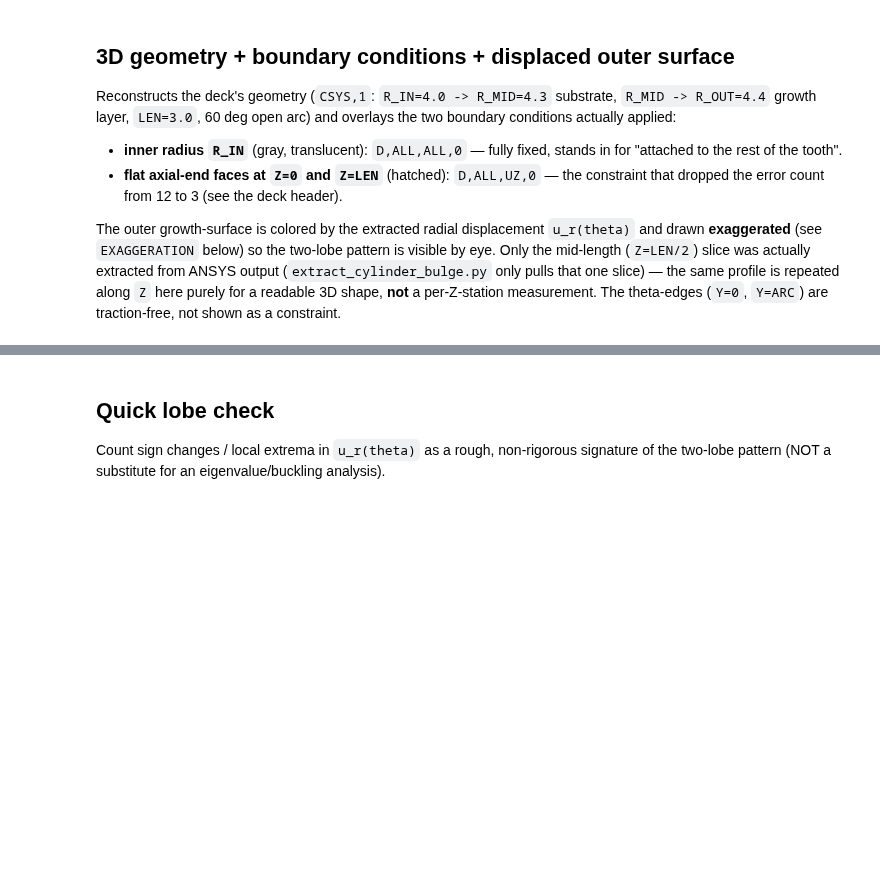
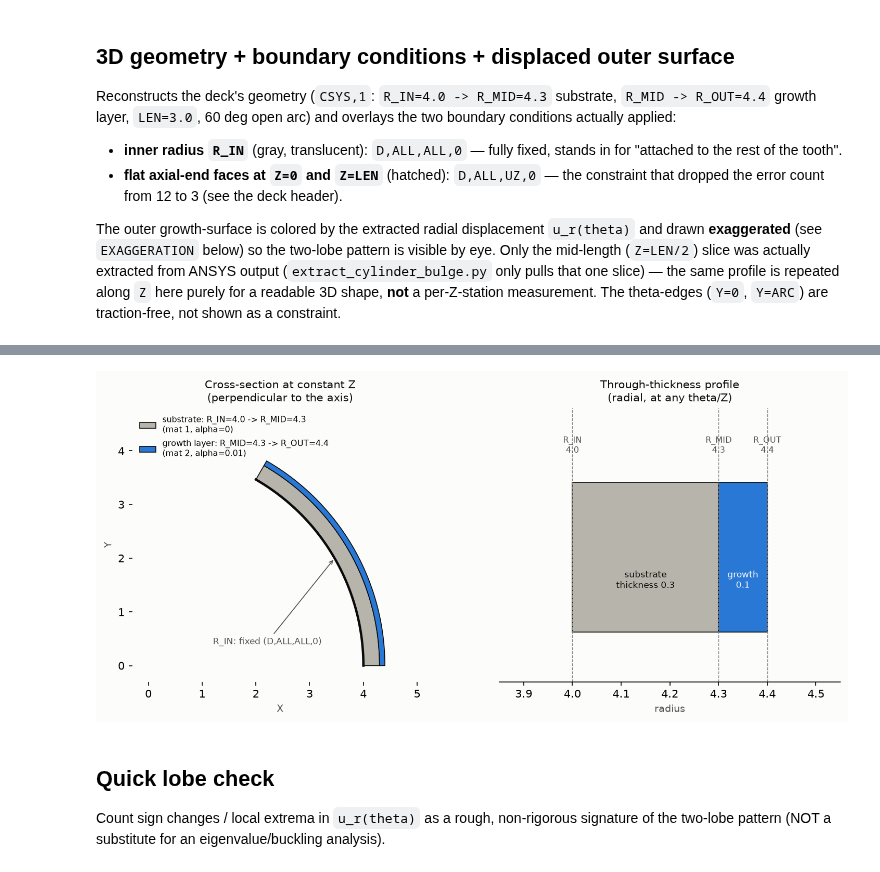
Before and after one commit to keisuke58/pde-fem-biofilm, a Jupyter notebook: ansys_usermat/apdl/cylinder_shell_bulge_analysis.ipynb, the cells around one changed output, grey strips where cells are left out. Cells and saved outputs as stored; diff of their text form; code cells hidden in the pictures; blank space fills up the shorter version.

```diff
--- a/ansys_usermat/apdl/cylinder_shell_bulge_analysis.ipynb
+++ b/ansys_usermat/apdl/cylinder_shell_bulge_analysis.ipynb
@@ -191,3 +233,62 @@ plt.show()
+# %%
+SUBSTRATE = "#b7b4ab"   # neutral gray -- no growth
+GROWTH = "#2a78d6"      # same BLUE used for the biofilm result elsewhere
+
+fig, (axL, axR) = plt.subplots(1, 2, figsize=(10.5, 4.6), dpi=150,
+                                gridspec_kw={"width_ratios": [1.3, 1]})
+fig.patch.set_facecolor(SURFACE)
+
+# --- left: cross-section perpendicular to the axis (constant Z), the two
+# annular-sector bands over the 60-deg arc ---
+th = np.linspace(0, arc_rad, 60)
+
+
+def sector(r_inner, r_outer, color, label):
+    xs = np.concatenate([r_inner * np.cos(th), r_outer * np.cos(th[::-1])])
+    ys = np.concatenate([r_inner * np.sin(th), r_outer * np.sin(th[::-1])])
+    axL.fill(xs, ys, color=color, edgecolor=INK_PRIMARY, linewidth=0.8, label=label, zorder=2)
+
+
+axL.set_facecolor(SURFACE)
+sector(R_IN, R_MID, SUBSTRATE, f"substrate: R_IN={R_IN} -> R_MID={R_MID}\n(mat 1, alpha=0)")
+sector(R_MID, R_OUT, GROWTH, f"growth layer: R_MID={R_MID} -> R_OUT={R_OUT}\n(mat 2, alpha={ALPHA_USED})")
+# fixed inner radius
+axL.plot(R_IN * np.cos(th), R_IN * np.sin(th), color=INK_PRIMARY, linewidth=2.2, zorder=3)
+axL.annotate("R_IN: fixed (D,ALL,ALL,0)",
+             xy=(R_IN * math.cos(arc_rad / 2), R_IN * math.sin(arc_rad / 2)),
+             xytext=(1.2, 0.4), fontsize=8, color=INK_SECONDARY,
+             arrowprops=dict(arrowstyle="->", color=INK_SECONDARY, lw=0.8))
+axL.set_xlim(-0.3, 5.2)
+axL.set_ylim(-0.3, 4.8)
+axL.set_aspect("equal")
+axL.set_xlabel("X", fontsize=9, color=INK_SECONDARY)
+axL.set_ylabel("Y", fontsize=9, color=INK_SECONDARY)
+axL.set_title("Cross-section at constant Z\n(perpendicular to the axis)", fontsize=10, color=INK_PRIMARY)
+axL.legend(loc="upper left", fontsize=7.5, frameon=False)
+for spine in axL.spines.values():
+    spine.set_visible(False)
+
+# --- right: through-thickness 1D radial profile ---
+axR.set_facecolor(SURFACE)
+axR.barh(0, R_MID - R_IN, left=R_IN, height=0.6, color=SUBSTRATE, edgecolor=INK_PRIMARY, linewidth=0.8)
+axR.barh(0, R_OUT - R_MID, left=R_MID, height=0.6, color=GROWTH, edgecolor=INK_PRIMARY, linewidth=0.8)
+for r, lbl in [(R_IN, "R_IN\n4.0"), (R_MID, "R_MID\n4.3"), (R_OUT, "R_OUT\n4.4")]:
+    axR.axvline(r, color=INK_MUTED, linewidth=0.7, linestyle="--", zorder=1)
+    axR.text(r, 0.42, lbl, fontsize=7.5, color=INK_SECONDARY, ha="center")
+axR.text((R_IN + R_MID) / 2, -0.05, "substrate\nthickness 0.3", fontsize=8, color=INK_PRIMARY, ha="center", va="top")
+axR.text((R_MID + R_OUT) / 2, -0.05, "growth\n0.1", fontsize=8, color=SURFACE, ha="center", va="top")
+axR.set_xlim(R_IN - 0.15, R_OUT + 0.15)
+axR.set_ylim(-0.5, 0.6)
+axR.set_yticks([])
+axR.set_xlabel("radius", fontsize=9, color=INK_SECONDARY)
+axR.set_title("Through-thickness profile\n(radial, at any theta/Z)", fontsize=10, color=INK_PRIMARY)
+for spine in ["top", "right", "left"]:
+    axR.spines[spine].set_visible(False)
+
+fig.tight_layout()
+plt.show()
+# %% [output]
+[figure, added]
 # %% [markdown]
 ## Quick lobe check
 
```
Also changed, not shown: parts of 2 cells of this notebook.
